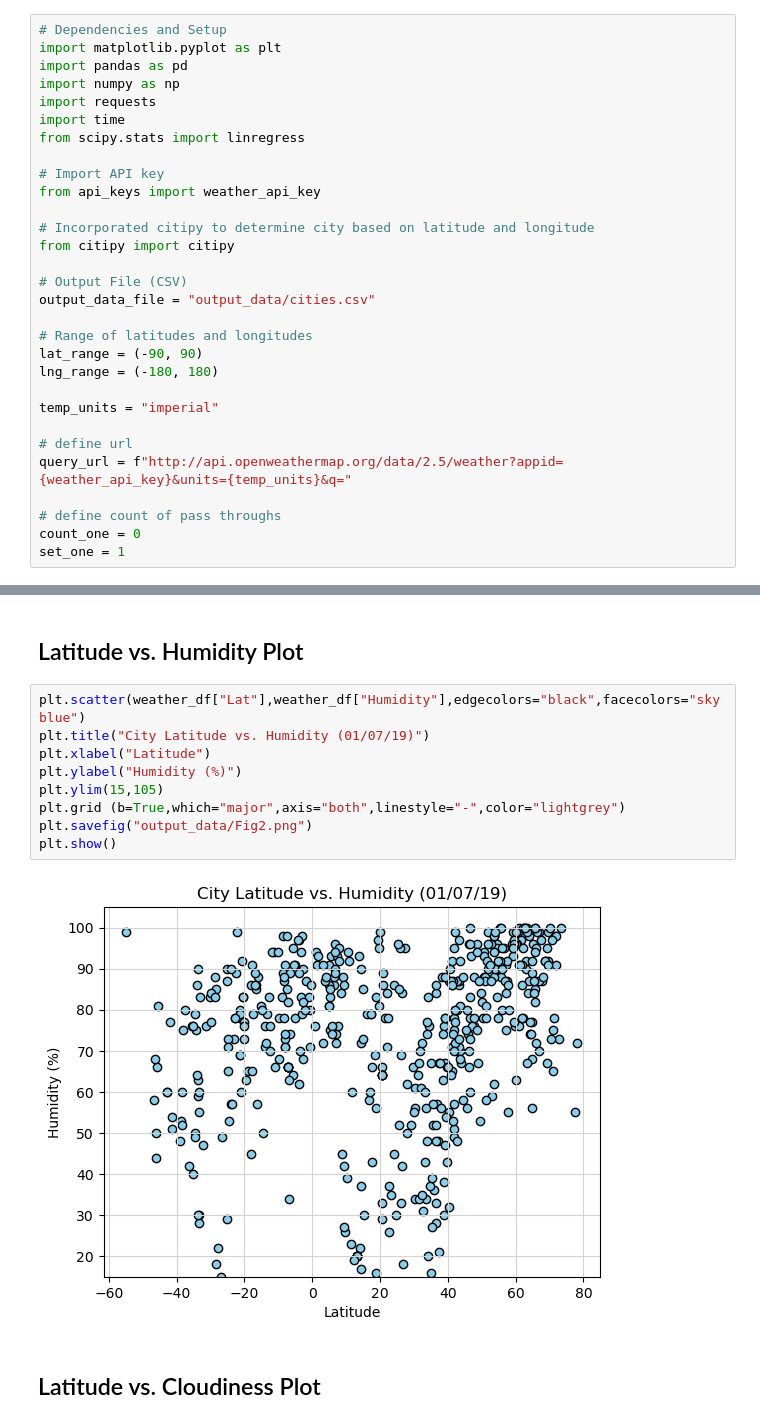
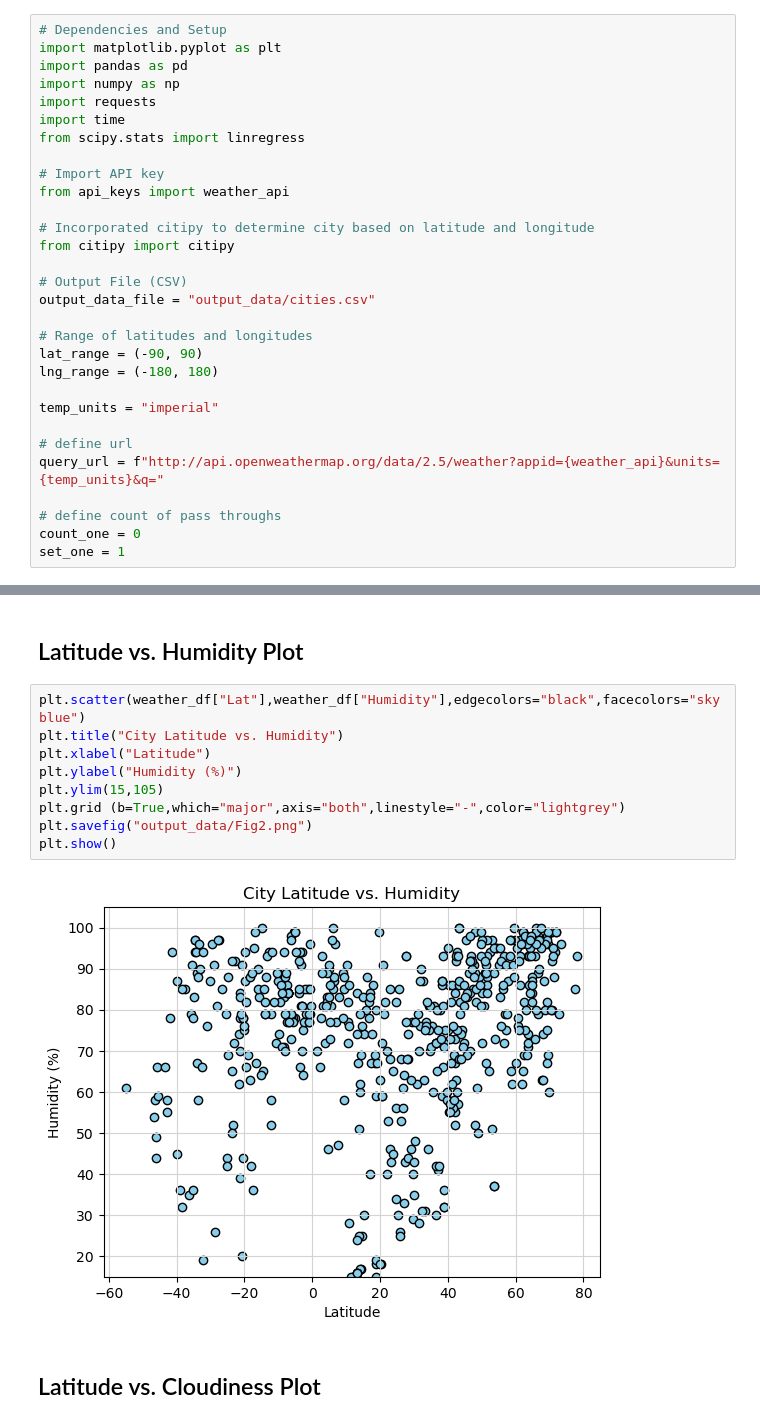
Before and after one commit to tommyjohnny36/python-api-challenge, a Jupyter notebook: StarterWeatherPy.ipynb, the cells around one changed output, grey strips where cells are left out. Cells and saved outputs as stored; diff of their text form.

Commit message:
Updated Data
Data update

```diff
--- a/StarterWeatherPy.ipynb
+++ b/StarterWeatherPy.ipynb
@@ -14,7 +14,7 @@ import time
 from scipy.stats import linregress
 
 # Import API key
-from api_keys import weather_api_key
+from api_keys import weather_api
 
 # Incorporated citipy to determine city based on latitude and longitude
 from citipy import citipy
@@ -29,7 +29,7 @@ lng_range = (-180, 180)
 temp_units = "imperial"
 
 # define url
-query_url = f"http://api.openweathermap.org/data/2.5/weather?appid={weather_api_key}&units={temp_units}&q="
+query_url = f"http://api.openweathermap.org/data/2.5/weather?appid={weather_api}&units={temp_units}&q="
 
 # define count of pass throughs
 count_one = 0
@@ -230,15 +236,15 @@ plt.show()
 ## Latitude vs. Humidity Plot
 # %%
 plt.scatter(weather_df["Lat"],weather_df["Humidity"],edgecolors="black",facecolors="skyblue")
-plt.title("City Latitude vs. Humidity (01/07/19)")
+plt.title("City Latitude vs. Humidity")
 plt.xlabel("Latitude")
 plt.ylabel("Humidity (%)")
 plt.ylim(15,105)
 plt.grid (b=True,which="major",axis="both",linestyle="-",color="lightgrey")
 plt.savefig("output_data/Fig2.png")
 plt.show()
 # %% [output]
-[figure, old version]
+[figure, new version]
 # %% [markdown]
 ## Latitude vs. Cloudiness Plot
 # %%
```
Also changed, not shown: parts of 19 cells of this notebook, 5 other files.
